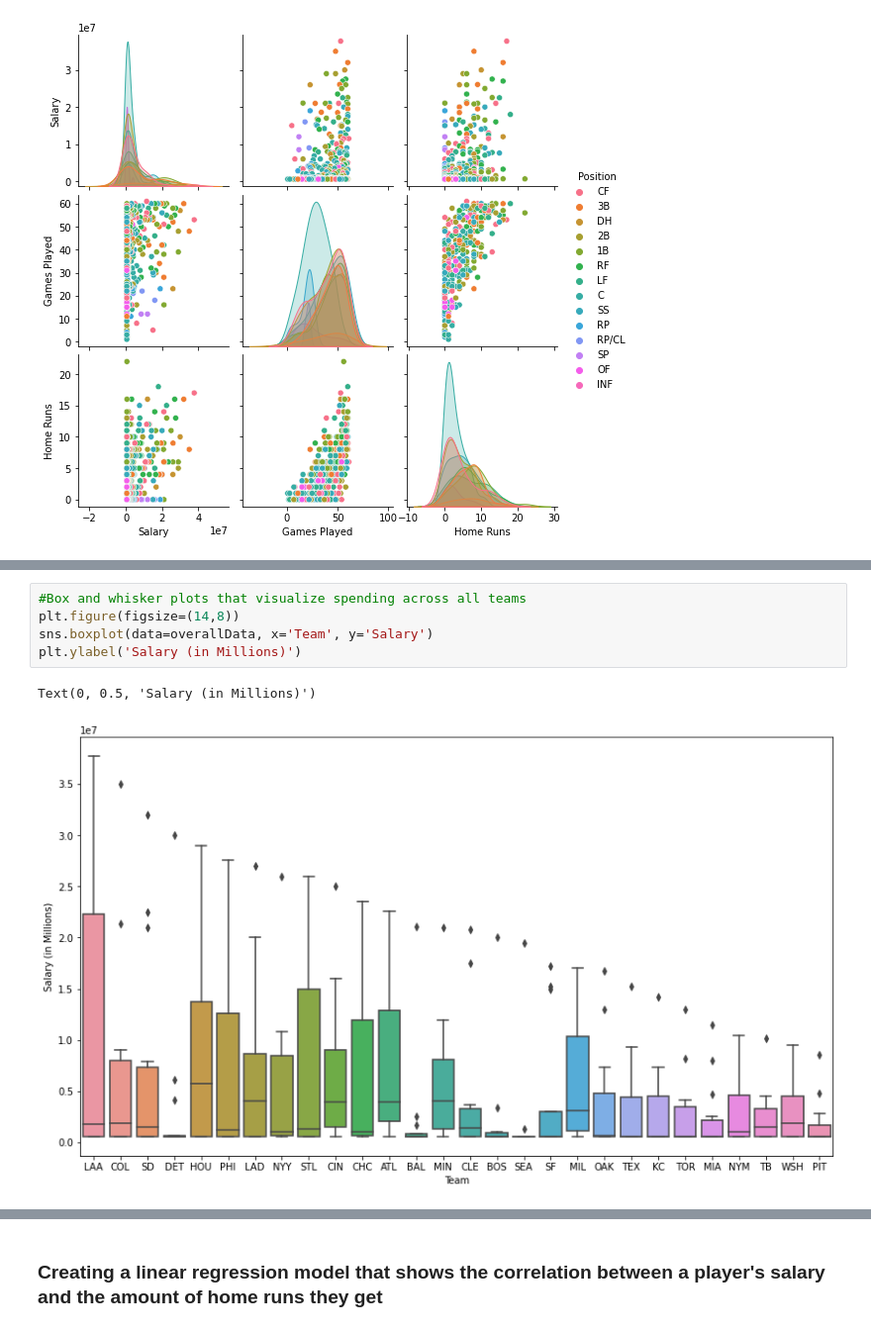
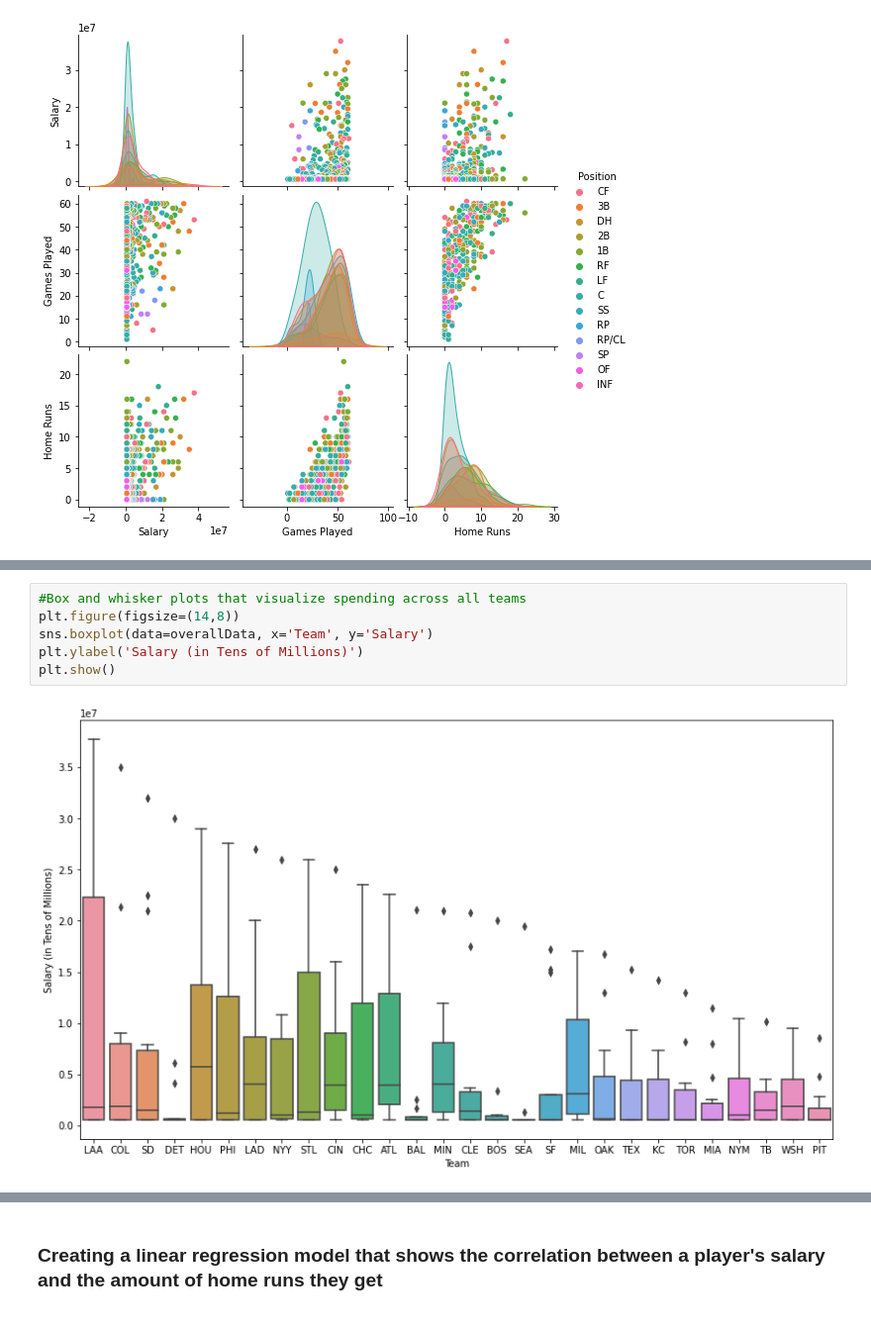
Before and after one commit to skyfall17/MLB_Statistics, a Jupyter notebook: Capstone Project .ipynb, the cells around one changed output, grey strips where cells are left out. Shown at 99% size. Saved outputs shown, nothing was run; the diff lists cells and outputs as text.

```diff
--- a/Capstone Project .ipynb
+++ b/Capstone Project .ipynb
@@ -641,11 +640,11 @@ sns.pairplot(overallData, vars=['Salary', 'Games Played', 'Home Runs'], hue='Tea
 # %%
 #Box and whisker plots that visualize spending across all teams
 plt.figure(figsize=(14,8))
 sns.boxplot(data=overallData, x='Team', y='Salary')
-plt.ylabel('Salary (in Millions)')
+plt.ylabel('Salary (in Tens of Millions)')
+plt.show()
 # %% [output]
-Text(0, 0.5, 'Salary (in Millions)')
-[figure, old version]
+[figure, new version]
 # %%
 #Box and whisker plots to visualize the salary in millions for each position
 plt.figure(figsize=(14,8))
```
Also changed, not shown: parts of 45 cells of this notebook.
